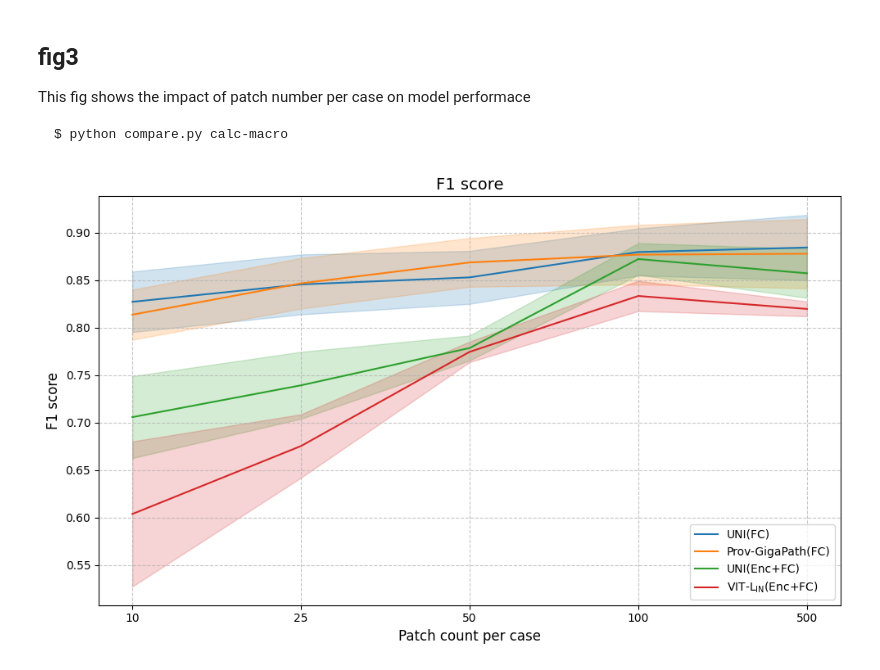
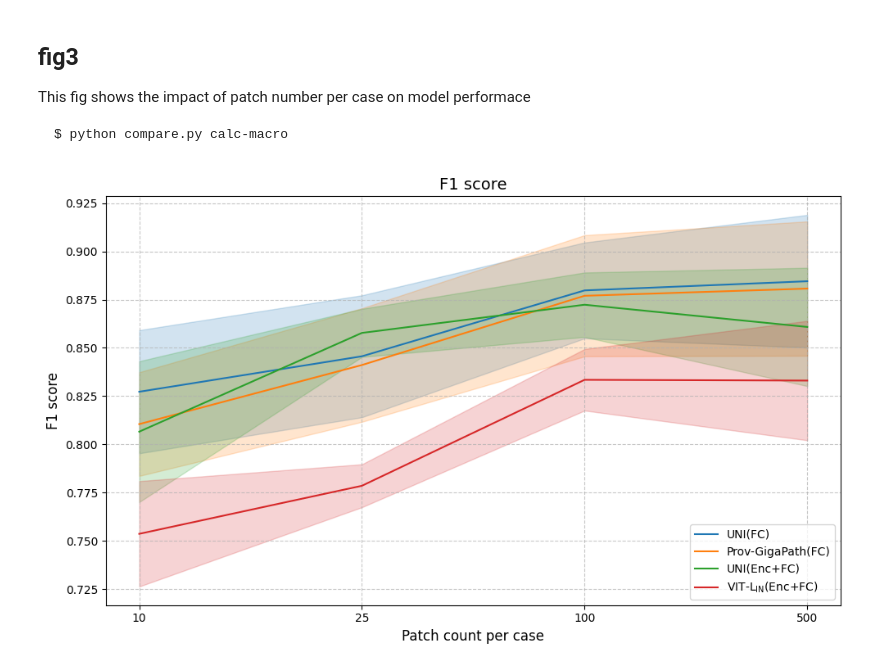
Before and after one commit to endaaman/bt, a Jupyter notebook: fig.ipynb, the cells around one changed output. Saved outputs shown, nothing was run; the diff lists cells and outputs as text; code cells hidden in the pictures.

Commit message:
refresh data

```diff
--- a/fig.ipynb
+++ b/fig.ipynb
@@ -243,7 +244,7 @@ def load_df(p):
         print
         return cache[p]
     df = pd.read_excel(p, sheet_name='report', index_col=0)
-    cache[p] = df
+    # cache[p] = df
     return df
 
 def calc_score(values):
@@ -264,6 +265,8 @@ metrics = {
 
 
 def get_scores(cond):
+    global cache
+    cache = {}
     scores = {}
     for m, fn in metrics.items():
         values = []
@@ -284,8 +287,8 @@ def get_scores(cond):
 conds = [
     'frozen_uni_100',
     'frozen_gigapath_100',
-    'unfrozen_uni_100',
-    'unfrozen_baseline-vit_100',
+    'unfrozen_uni_100_1e-5',
+    'unfrozen_baseline-vit_100_1e-5',
     'unfrozen_baseline-cnn_100',
 ]
 
@@ -331,0 +365,9 @@ pd.DataFrame([get_scores(c) for c in conds], index=conds)
+# %%
+print('500 pathes/case')
+conds = [
+    'frozen_gigapath_500',
+    'frozen_uni_500',
+    'unfrozen_uni_500_1e-5',
+    'unfrozen_baseline-vit_500_1e-5',
+]
+pd.DataFrame([get_scores(c) for c in conds], index=conds)
@@ -345,6 +394,10 @@ def draw_lines(target):
     elif target == 'acc':
         score_fn = lambda df: df[df.index == 'accuracy'].iloc[0, 0]
         title = 'Accuracy'
+        elif target == 'acc':
+        score_fn = lambda df: df[df.index == 'accuracy'].iloc[0, 0]
+        title = 'Accuracy'
+
     else:
         raise RuntimeError('Invalid target', target)
 
@@ -363,7 +416,8 @@ def draw_lines(target):
 
     colors = plt.rcParams['axes.prop_cycle'].by_key()['color']
 
-    limits = [10, 25, 50, 100, 500]
+    # limits = [10, 25, 50, 100, 500]
+    limits = [10, 25, 100, 500]
     alpha = 0.05
 
     values_by_cond = []
@@ -372,7 +426,10 @@ def draw_lines(target):
         for limit in limits:
             scores = []
             for fold in range(5):
-                report_path = f'out/compare/LMGAOB/fold5_{fold}/{cond}_{limit}/test/report.xlsx'
+                d = f'{cond}_{limit}'
+                if cond in ['unfrozen_uni', 'unfrozen_baseline-vit']:
+                    d += '_1e-5'
+                report_path = f'out/compare/LMGAOB/fold5_{fold}/{d}/test/report.xlsx'
                 df = pd.read_excel(report_path, sheet_name='report', index_col=0)
                 # score = df[df.index == 'macro avg'].iloc[0]['f1-score']
                 # score = df[df.index == 'accuracy'].iloc[0, 0]
@@ -387,33 +444,33 @@ def draw_lines(target):
         values_by_cond.append(values)
 
     values_by_cond = np.array(values_by_cond)
     # print(values_by_cond)
 
     plt.figure(figsize=(10, 6))
     x = np.arange(1, 1+len(limits))
 
     for i in range(len(conds)):
         ci_l = values_by_cond[i, :, 1]
         ci_h = values_by_cond[i, :, 2]
         c = colors[i]
         plt.plot(x, values_by_cond[i, :, 0], color=c, label=labels[i])
         plt.fill_between(x, ci_l, ci_h, color=c, alpha=0.2)
     # plt.plot(x, y1, 'g-', label=labels[1])
     # plt.fill_between(x, ci1[:, 0], ci1[:, 1], color='g', alpha=0.2)
 
     plt.xticks(x, limits)
 
     plt.xlabel('Patch count per case')
     plt.ylabel(title)
     plt.legend(loc='lower right')
     plt.title(title)
     plt.grid(True, linestyle='--', alpha=0.7)
 
     plt.tight_layout()
     plt.savefig(f"out/figs/fig3_{target}.png", format="png", dpi=300)
     plt.show()
 draw_lines('f1')
 # %% [output]
-[figure, old version]
+[figure, new version]
 # %%
 draw_lines('acc')
```
Also changed, not shown: parts of 7 cells of this notebook.
